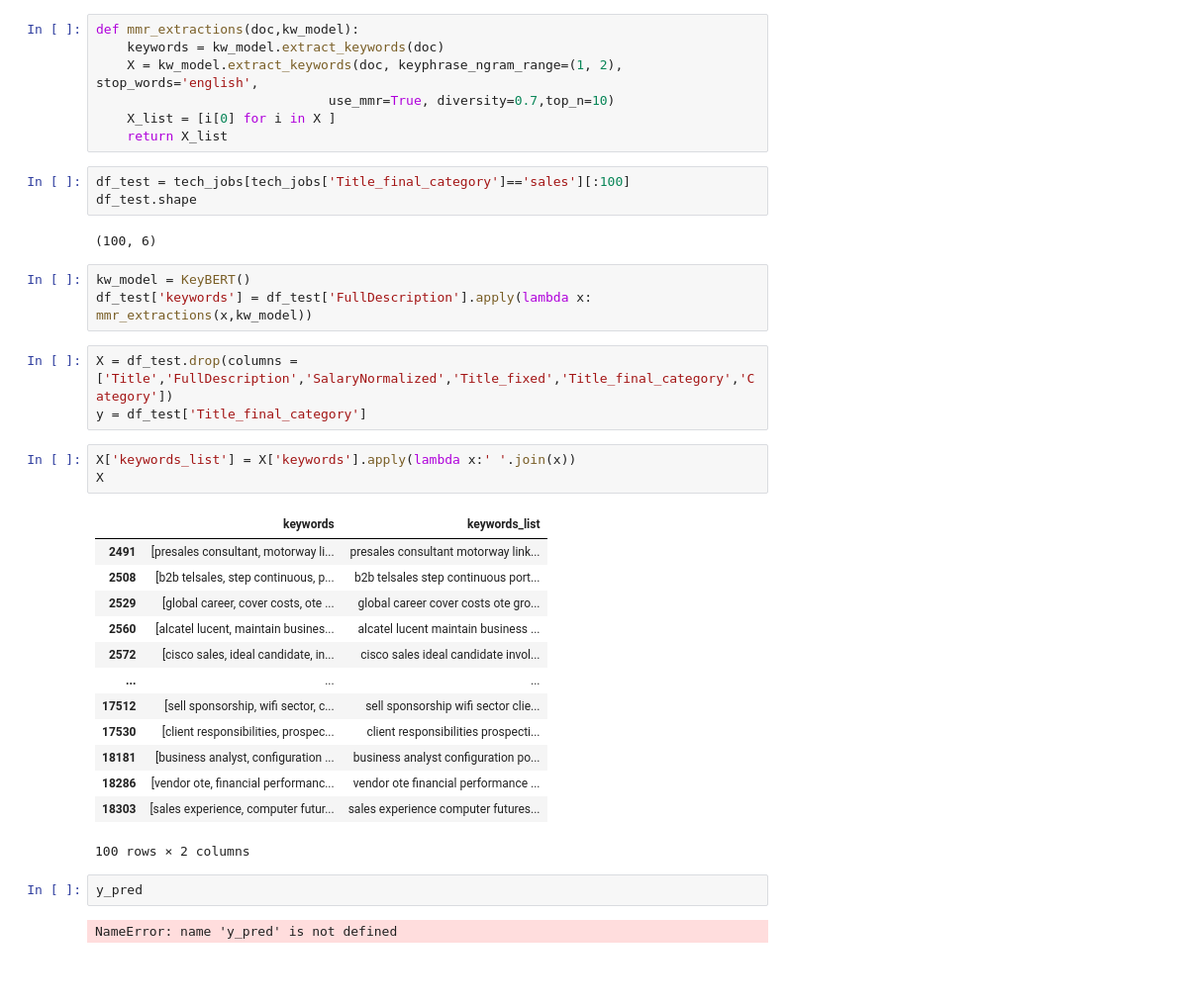
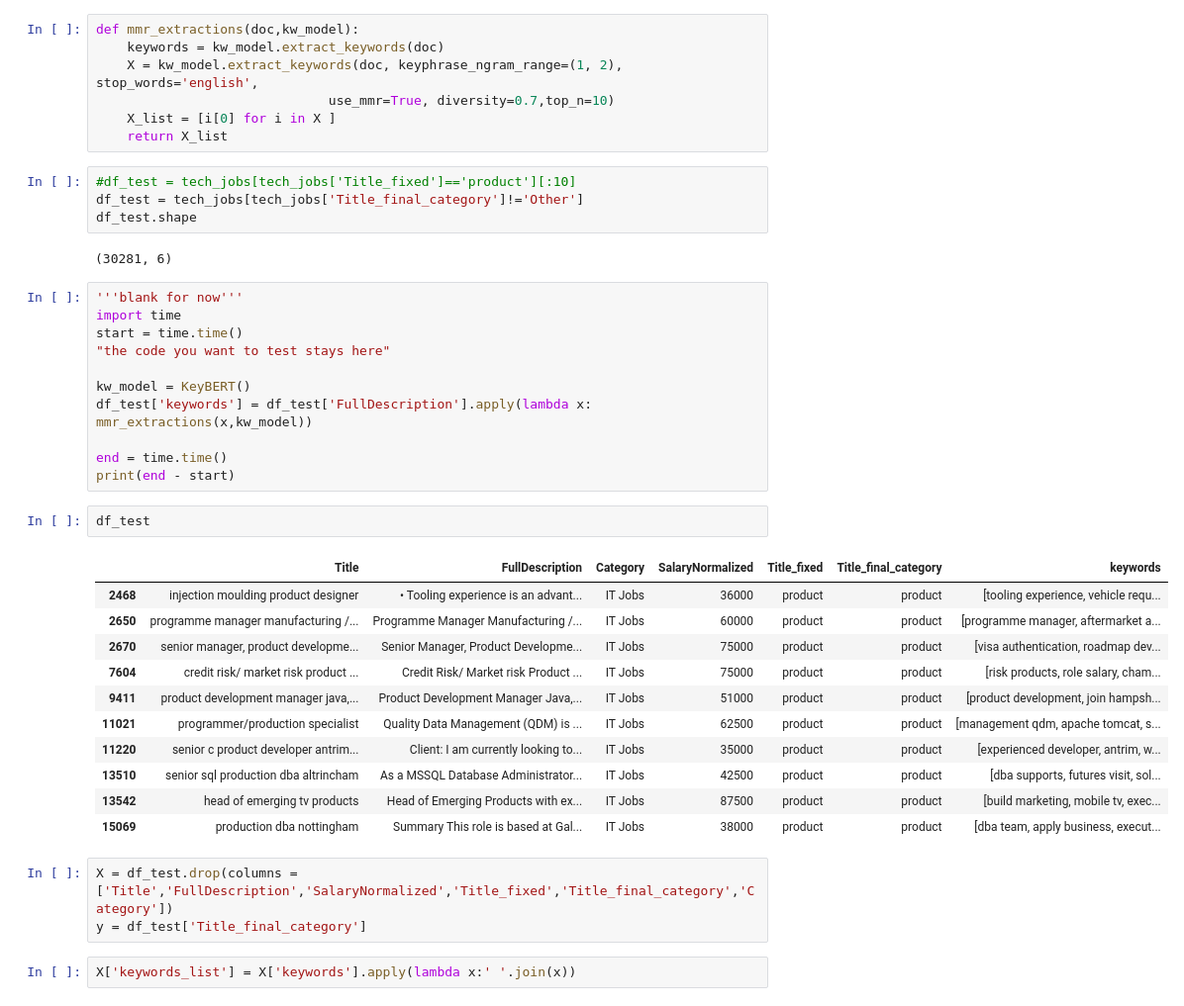
Before and after one commit to NickSzczerb/hooked-on-recruiting, a Jupyter notebook: nick-files/data_processing.ipynb, the cells around one changed output. Shown: that part at 99% size. Drawn from its saved outputs; the diff is of its cells as text; blank space fills up the shorter version.

```diff
--- a/nick-files/data_processing.ipynb
+++ b/nick-files/data_processing.ipynb
@@ -193,34 +371,38 @@ def mmr_extractions(doc,kw_model):
     X_list = [i[0] for i in X ]
     return X_list
 # %%
-df_test = tech_jobs[tech_jobs['Title_final_category']=='sales'][:100]
+#df_test = tech_jobs[tech_jobs['Title_fixed']=='product'][:10]
+df_test = tech_jobs[tech_jobs['Title_final_category']!='Other']
 df_test.shape
 # %% [output]
-(100, 6)
+(30281, 6)
 # %%
+'''blank for now'''
+import time
+start = time.time()
+"the code you want to test stays here"
+
 kw_model = KeyBERT()
 df_test['keywords'] = df_test['FullDescription'].apply(lambda x: mmr_extractions(x,kw_model))
+
+end = time.time()
+print(end - start)
+# %%
+df_test
+# %% [output]
+|  | Title | FullDescription | Category | SalaryNormalized | Title_fixed | Title_final_category | keywords |
+| 2468 | injection moulding product designer | • Tooling experience is an advant... | IT Jobs | 36000 | product | product | [tooling experience, vehicle requ... |
+| 2650 | programme manager manufacturing /... | Programme Manager Manufacturing /... | IT Jobs | 60000 | product | product | [programme manager, aftermarket a... |
+| 2670 | senior manager, product developme... | Senior Manager, Product Developme... | IT Jobs | 75000 | product | product | [visa authentication, roadmap dev... |
+| 7604 | credit risk/ market risk product ... | Credit Risk/ Market risk Product ... | IT Jobs | 75000 | product | product | [risk products, role salary, cham... |
+| 9411 | product development manager java,... | Product Development Manager Java,... | IT Jobs | 51000 | product | product | [product development, join hampsh... |
+| 11021 | programmer/production specialist | Quality Data Management (QDM) is ... | IT Jobs | 62500 | product | product | [management qdm, apache tomcat, s... |
+| 11220 | senior c product developer antrim... | Client: I am currently looking to... | IT Jobs | 35000 | product | product | [experienced developer, antrim, w... |
+| 13510 | senior sql production dba altrincham | As a MSSQL Database Administrator... | IT Jobs | 42500 | product | product | [dba supports, futures visit, sol... |
+| 13542 | head of emerging tv products | Head of Emerging Products with ex... | IT Jobs | 87500 | product | product | [build marketing, mobile tv, exec... |
+| 15069 | production dba nottingham | Summary This role is based at Gal... | IT Jobs | 38000 | product | product | [dba team, apply business, execut... |
 # %%
 X = df_test.drop(columns = ['Title','FullDescription','SalaryNormalized','Title_fixed','Title_final_category','Category'])
 y = df_test['Title_final_category']
 # %%
 X['keywords_list'] = X['keywords'].apply(lambda x:' '.join(x))
-X
-# %% [output]
-|  | keywords | keywords_list |
-| 2491 | [presales consultant, motorway li... | presales consultant motorway link... |
-| 2508 | [b2b telsales, step continuous, p... | b2b telsales step continuous port... |
-| 2529 | [global career, cover costs, ote ... | global career cover costs ote gro... |
-| 2560 | [alcatel lucent, maintain busines... | alcatel lucent maintain business ... |
-| 2572 | [cisco sales, ideal candidate, in... | cisco sales ideal candidate invol... |
-| ... | ... | ... |
-| 17512 | [sell sponsorship, wifi sector, c... | sell sponsorship wifi sector clie... |
-| 17530 | [client responsibilities, prospec... | client responsibilities prospecti... |
-| 18181 | [business analyst, configuration ... | business analyst configuration po... |
-| 18286 | [vendor ote, financial performanc... | vendor ote financial performance ... |
-| 18303 | [sales experience, computer futur... | sales experience computer futures... |
-100 rows × 2 columns
-# %%
-y_pred
-# %% [output]
-NameError: name 'y_pred' is not defined
```
Also changed, not shown: parts of 15 cells of this notebook.
